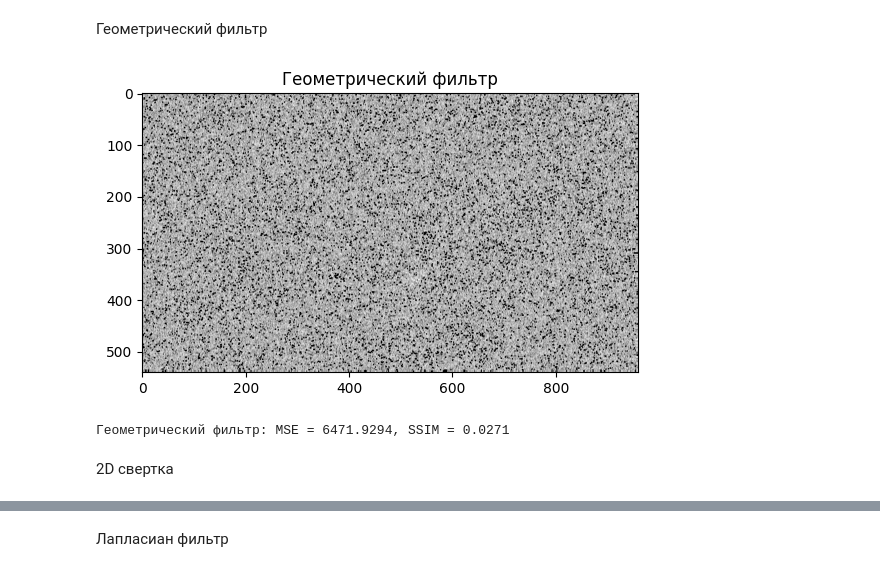
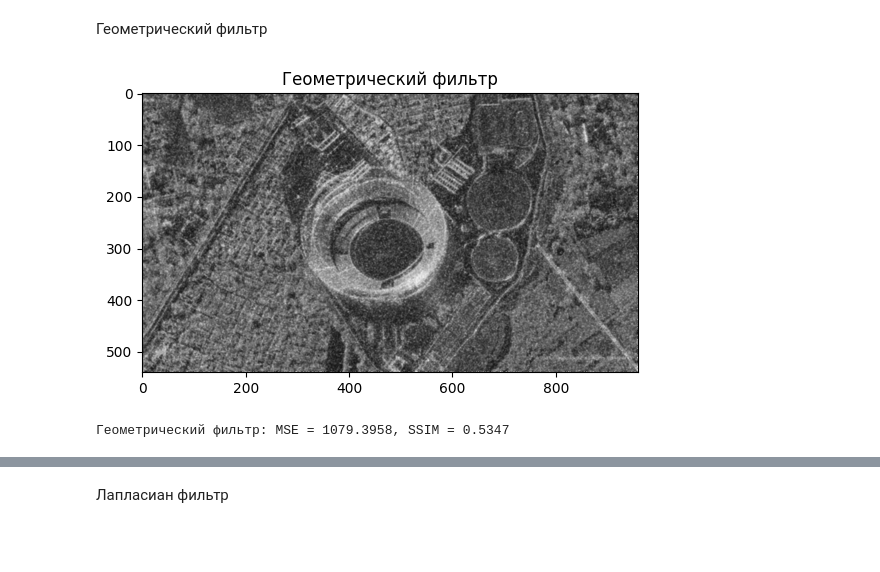
Before and after one commit to TheNarhawl/IP_UNN_LABS_3_COURSE, a Jupyter notebook: lab2.ipynb, the cells around one changed output, grey strips where cells are left out. Cells and saved outputs as stored; diff of their text form; code cells hidden in the pictures; blank space fills up the shorter version.

```diff
--- a/lab2.ipynb
+++ b/lab2.ipynb
@@ -151,34 +151,32 @@ NLM h=20: MSE = 4232.2671, SSIM = 0.1944
 Геометрический фильтр
 # %%
 def geom(a):
-    prod = 1
+    sum_log = 0
     for i in range(a.shape[0]):
-        prod1 = 1
+        sum_log_row = 0
         for j in range(a.shape[1]):
-            prod1 *= a[i,j]
-        prod1 = math.pow(prod1, 1.0/9.0)
-        prod *= prod1
-    return prod
+            sum_log_row += math.log(a[i,j] + 1e-8)
+        mean_log_row = sum_log_row / a.shape[1]
+        sum_log += mean_log_row
+    return math.exp(sum_log / a.shape[0])
 
 def proc(img, filter):
     img_res = copy.deepcopy(img)
     for i in range(0, img.shape[0] - 2):
         for j in range(0, img.shape[1] - 2):
-            img_res[i:i+3, j:j+3] = filter(img[i:i+3, j:j+3])
+            img_res[i+1, j+1] = filter(img[i:i+3, j:j+3])
     return img_res
 
 res = proc(image_noise_gauss, geom)
 
 plt.figure(11)
 plt.imshow(res, cmap="gray")
 plt.title('Геометрический фильтр')
 plt.show()
 
 mse_geom = mean_squared_error(image_gray, res)
 ssim_geom = structural_similarity(image_gray, res)
 print(f"Геометрический фильтр: MSE = {mse_geom:.4f}, SSIM = {ssim_geom:.4f}")
 # %% [output]
-[figure, old version]
+[figure, new version]
-Геометрический фильтр: MSE = 6471.9294, SSIM = 0.0271
+Геометрический фильтр: MSE = 1079.3958, SSIM = 0.5347
-# %% [markdown]
-2D свертка
```
Also changed, not shown: parts of 8 cells of this notebook.
